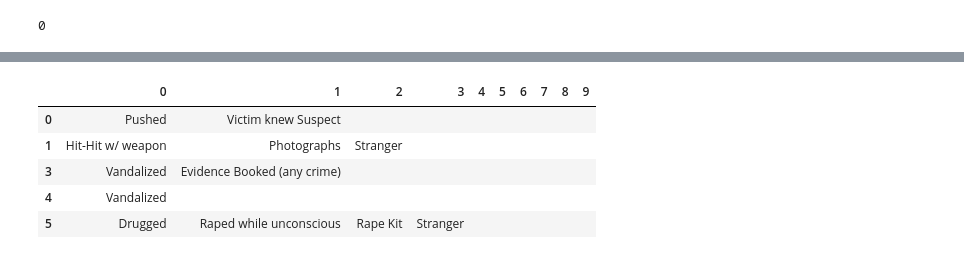
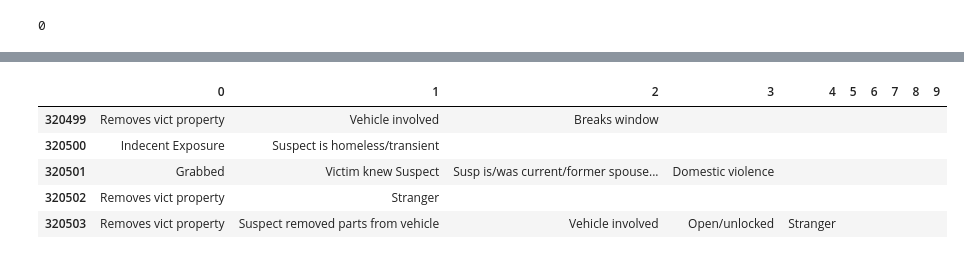
Before and after one commit to orj93/final_proyect_crime, a Jupyter notebook: src/EDA.ipynb, the cells around one changed output, grey strips where cells are left out. Drawn from its saved outputs; the diff is of its cells as text; code cells hidden in the pictures.

```diff
--- a/src/EDA.ipynb
+++ b/src/EDA.ipynb
@@ -518,9 +446,6 @@ Name: date_occ, Length: 432924, dtype: datetime64[ns]
 # %%
-columna_dia=total_data["date_occ"].apply(lambda x:x.strftime("%A"))
-columna_mes=total_data["date_occ"].apply(lambda x:x.strftime("%B"))
+total_data['weekday']=total_data["date_occ"].apply(lambda x:x.strftime("%A"))
+total_data['month']=total_data["date_occ"].apply(lambda x:x.strftime("%B"))
-# %%
-total_data['month']=columna_mes
-total_data['weekday']=columna_dia
 # %%
 meses=total_data['month'].value_counts()
 meses.plot(kind='bar', color='blue')
@@ -597,5 +524,5 @@ plt.show()
 # %%
-total_data["weapon_desc"].fillna("No weapon used", inplace = True)
+total_data["weapon_desc"].fillna("No weapon registered", inplace = True)
 total_data["weapon_desc"].head()
 # %% [output]
 0    STRONG-ARM (HANDS, FIST, FEET OR BODILY FORCE)
@@ -651,5 +578,6 @@ memory usage: 59.4+ MB
 # %%
 total_data=total_data.loc[total_data['vict_age']>0]
+total_data = total_data.reset_index()
 # %%
 total_data.info()
 # %% [output]
@@ -753,13 +679,13 @@ mapping_dict = dict(zip(codigos['code'], codigos['modus_operandi']))
 # Reemplazar los valores numéricos con sus correspondientes modus_operandi
 text_modus = mocodes_expanded.replace(mapping_dict)
 # %%
-text_modus.head()
+text_modus.tail()
 # %% [output]
 |  | 0 | 1 | 2 | 3 | 4 | 5 | 6 | 7 | 8 | 9 |
-| 0 | Pushed | Victim knew Suspect |  |  |  |  |  |  |  |  |
-| 1 | Hit-Hit w/ weapon | Photographs | Stranger |  |  |  |  |  |  |  |
-| 3 | Vandalized | Evidence Booked (any crime) |  |  |  |  |  |  |  |  |
-| 4 | Vandalized |  |  |  |  |  |  |  |  |  |
-| 5 | Drugged | Raped while unconscious | Rape Kit | Stranger |  |  |  |  |  |  |
+| 320499 | Removes vict property | Vehicle involved | Breaks window |  |  |  |  |  |  |  |
+| 320500 | Indecent Exposure | Suspect is homeless/transient |  |  |  |  |  |  |  |  |
+| 320501 | Grabbed | Victim knew Suspect | Susp is/was current/former spouse... | Domestic violence |  |  |  |  |  |  |
+| 320502 | Removes vict property | Stranger |  |  |  |  |  |  |  |  |
+| 320503 | Removes vict property | Suspect removed parts from vehicle | Vehicle involved | Open/unlocked | Stranger |  |  |  |  |  |
 # %%
 text_modus=text_modus[0]+text_modus[1]+text_modus[2]+text_modus[3]+text_modus[4]+text_modus[5]+text_modus[6]+text_modus[7]+text_modus[8]+text_modus[9]
```
Also changed, not shown: parts of 64 cells of this notebook.
